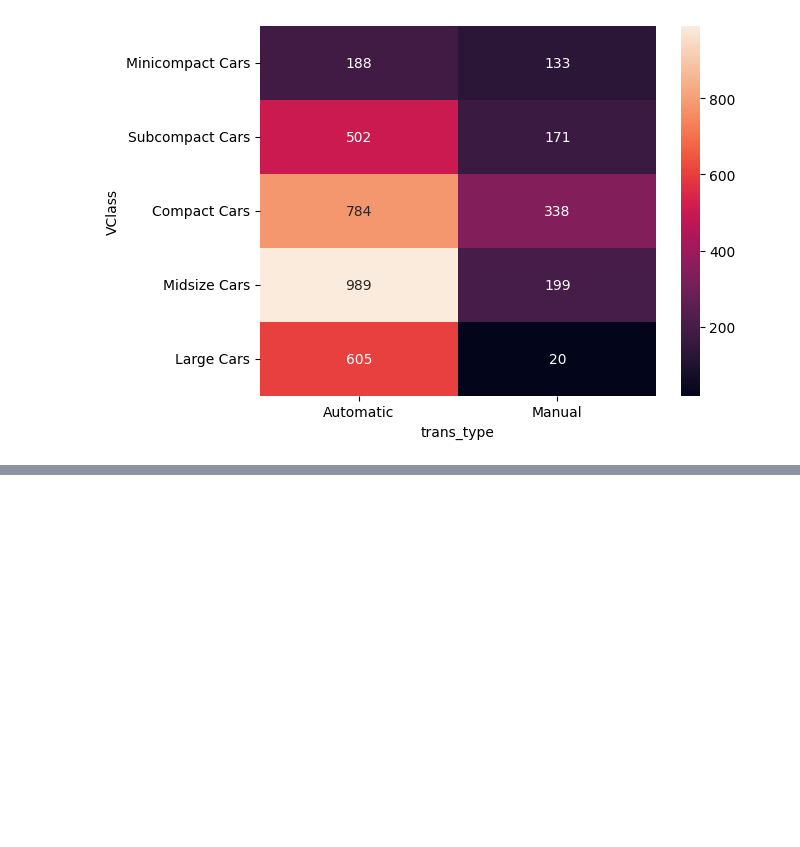
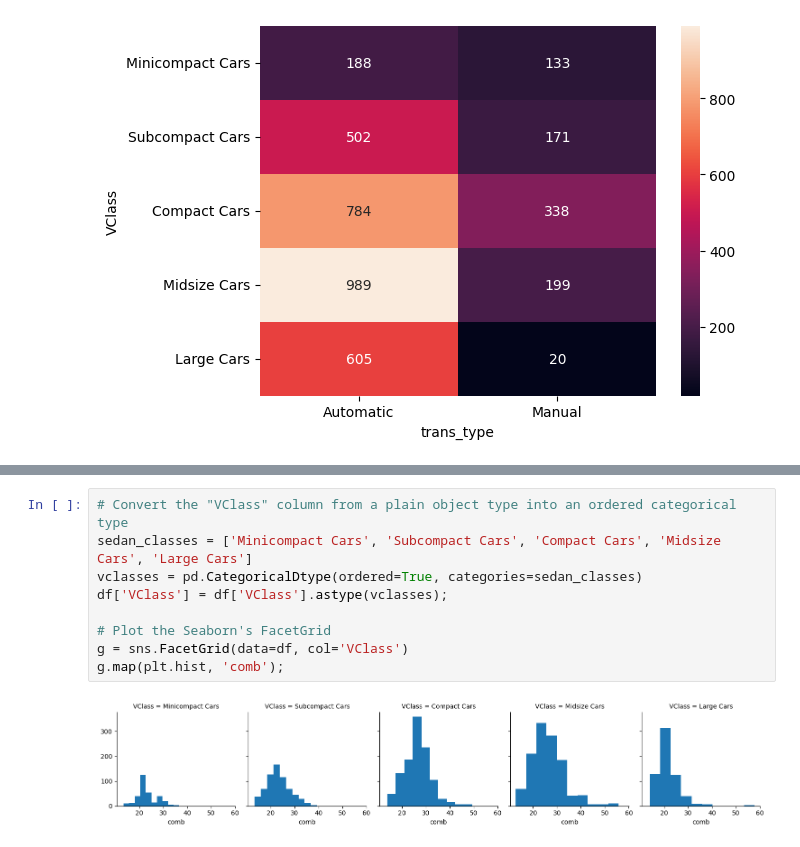
Before and after one commit to sondosaabed/Data-Visualization-with-Matplotlib-and-Seaborn, a Jupyter notebook: L4-Bivariate-Exploration-of-Data/L4-Bivariate-Exploration-of-Data.ipynb, the cells around one changed output, grey strips where cells are left out. Drawn from its saved outputs; the diff is of its cells as text; blank space fills up the shorter version.

Commit message:
Add faceting lesson and code

```diff
--- a/L4-Bivariate-Exploration-of-Data/L4-Bivariate-Exploration-of-Data.ipynb
+++ b/L4-Bivariate-Exploration-of-Data/L4-Bivariate-Exploration-of-Data.ipynb
@@ -346,0 +353,11 @@ sns.heatmap(ct_counts, annot=True, fmt='d');
+# %%
+# Convert the "VClass" column from a plain object type into an ordered categorical type
+sedan_classes = ['Minicompact Cars', 'Subcompact Cars', 'Compact Cars', 'Midsize Cars', 'Large Cars']
+vclasses = pd.CategoricalDtype(ordered=True, categories=sedan_classes)
+df['VClass'] = df['VClass'].astype(vclasses);
+
+# Plot the Seaborn's FacetGrid
+g = sns.FacetGrid(data=df, col='VClass')
+g.map(plt.hist, 'comb');
+# %% [output]
+[figure, added]
```
Also changed, not shown: parts of 3 cells of this notebook.
